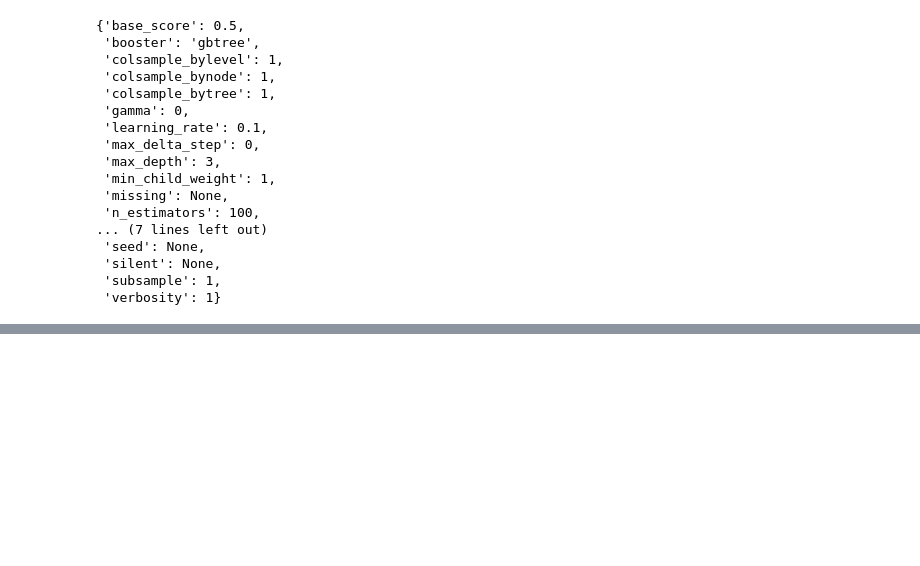
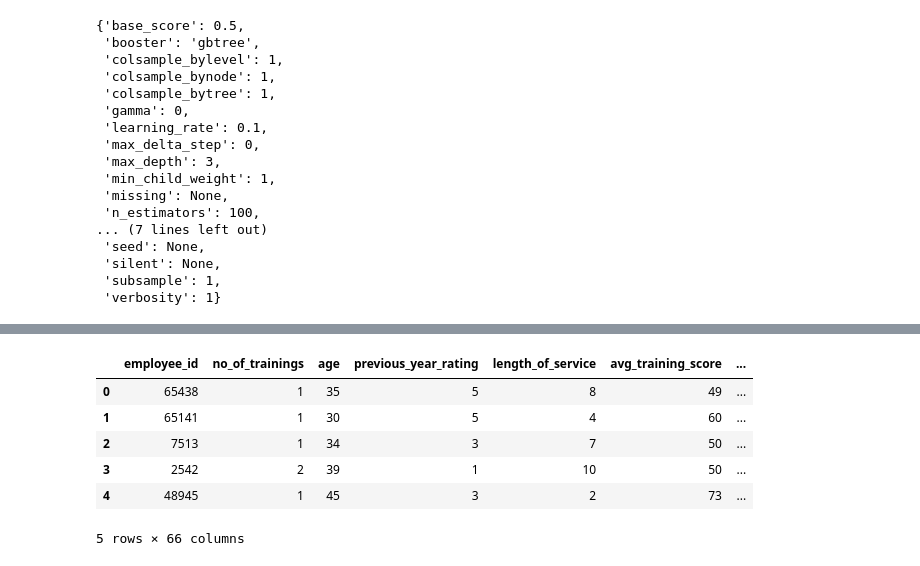
Before and after one commit to PraneethVasarla/HR-Analytics, a Jupyter notebook: HR Analytics-Copy1.ipynb, the cells around one changed output, grey strips where cells are left out. Saved outputs shown, nothing was run; the diff lists cells and outputs as text; code cells hidden in the pictures; blank space fills up the shorter version.

```diff
--- a/HR Analytics-Copy1.ipynb
+++ b/HR Analytics-Copy1.ipynb
@@ -1662,3 +1648,13 @@ test = pd.get_dummies(test, columns=['KPI'])
 # %%
 train.percent_experience = train.percent_experience.astype('int64')
 test.percent_experience = test.percent_experience.astype('int64')
+# %%
+train.head()
+# %% [output]
+|  | employee_id | no_of_trainings | age | previous_year_rating | length_of_service | avg_training_score | ... |
+| 0 | 65438 | 1 | 35 | 5 | 8 | 49 | ... |
+| 1 | 65141 | 1 | 30 | 5 | 4 | 60 | ... |
+| 2 | 7513 | 1 | 34 | 3 | 7 | 50 | ... |
+| 3 | 2542 | 2 | 39 | 1 | 10 | 50 | ... |
+| 4 | 48945 | 1 | 45 | 3 | 2 | 73 | ... |
+5 rows × 66 columns
```
Also changed, not shown: parts of 44 cells of this notebook, 1 other file.
